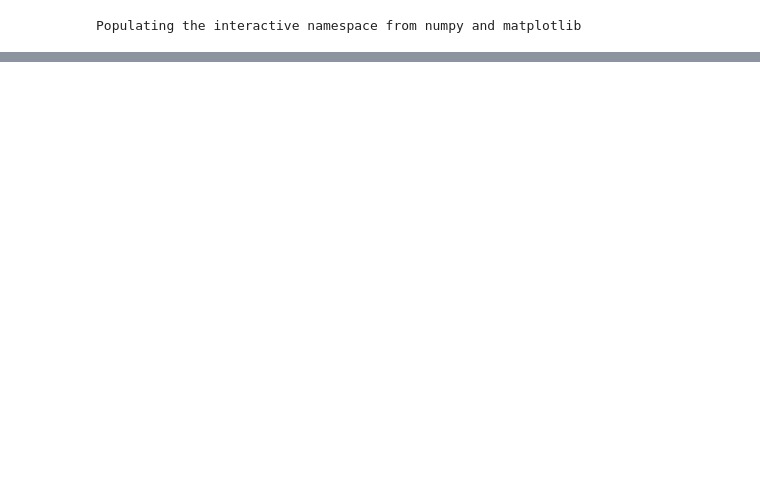
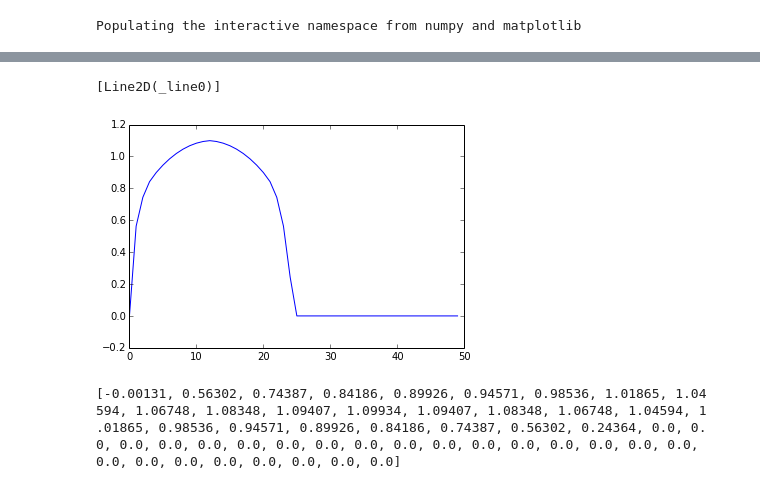
Before and after one commit to AttilaForgacs/ring, a Jupyter notebook: get_volumizer.ipynb, the cells around one changed output, grey strips where cells are left out. Cells and saved outputs as stored; diff of their text form; code cells hidden in the pictures; blank space fills up the shorter version.

```diff
--- a/get_volumizer.ipynb
+++ b/get_volumizer.ipynb
@@ -103,0 +132,13 @@ Wall time: 16.2 s
+# %%
+plot([x[3] for x in slices])
+# %% [output]
+[Line2D(_line0)]
+[figure, added]
+# %%
+[ round(float(x[3]),5) for x in slices ]
+# %% [output]
+[-0.00131, 0.56302, 0.74387, 0.84186, 0.89926, 0.94571, 0.98536, 1.01865, 1.04
+594, 1.06748, 1.08348, 1.09407, 1.09934, 1.09407, 1.08348, 1.06748, 1.04594, 1
+.01865, 0.98536, 0.94571, 0.89926, 0.84186, 0.74387, 0.56302, 0.24364, 0.0, 0.
+0, 0.0, 0.0, 0.0, 0.0, 0.0, 0.0, 0.0, 0.0, 0.0, 0.0, 0.0, 0.0, 0.0, 0.0, 0.0,
+0.0, 0.0, 0.0, 0.0, 0.0, 0.0, 0.0, 0.0]
```
Also changed, not shown: parts of 6 cells of this notebook, 3 other files.
